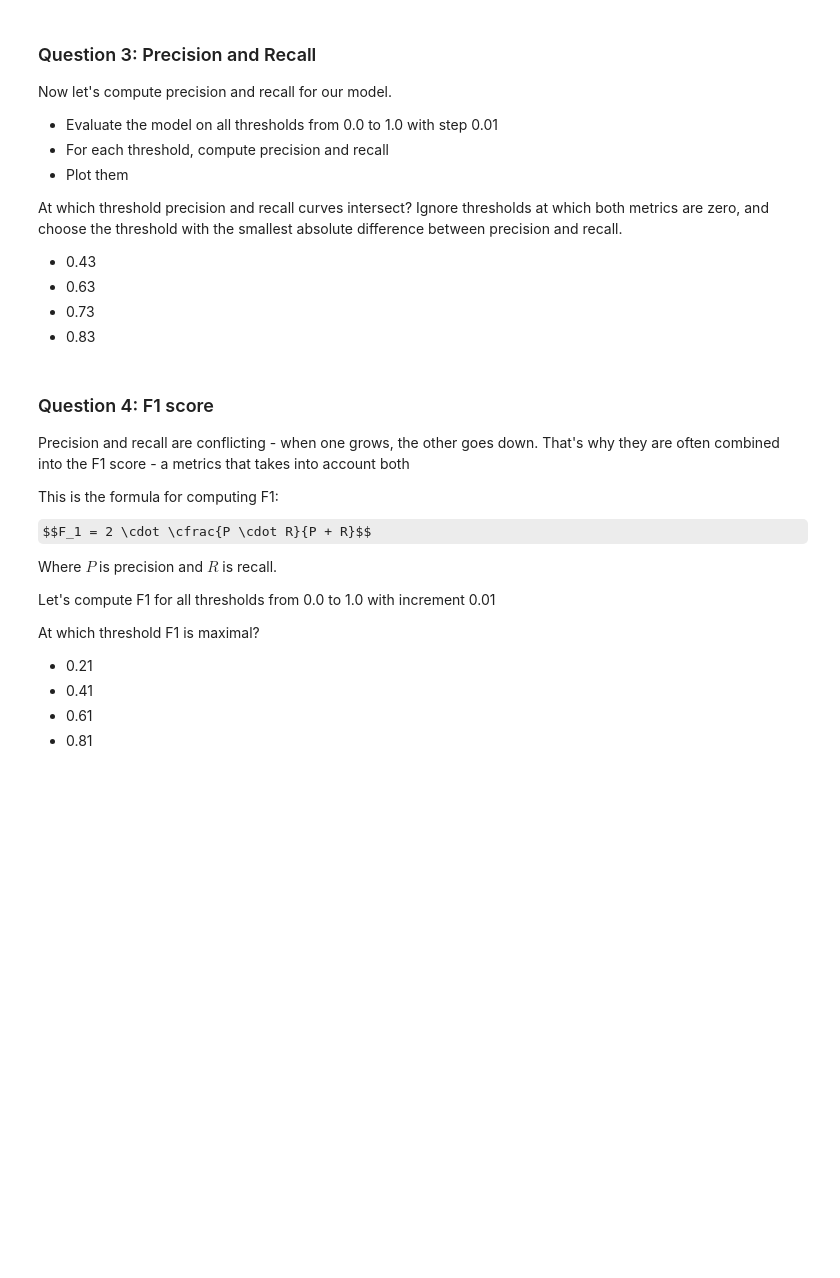
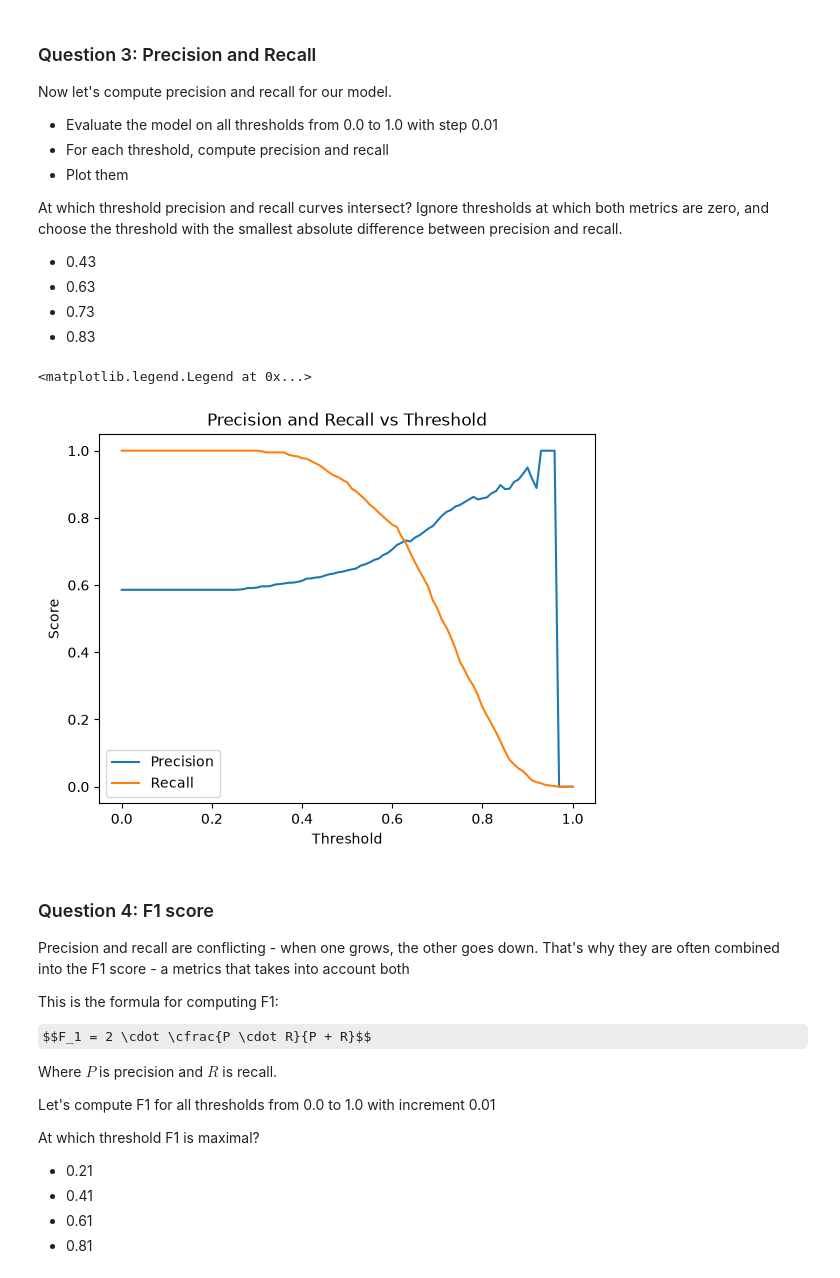
Before and after one commit to juanes6554/ML-Zoomcamp-Homeworks, a Jupyter notebook: 04-evaluation/homework.ipynb, the cells around one changed output. Drawn from its saved outputs; the diff is of its cells as text; code cells hidden in the pictures; some formulas as TeX source; blank space fills up the shorter version.

```diff
--- a/04-evaluation/homework.ipynb
+++ b/04-evaluation/homework.ipynb
@@ -107,0 +129,7 @@ What's the AUC of this model on the validation dataset? (round to 3 digits)
+# %%
+val_dicts = df_val[categorical + numerical].to_dict(orient='records')
+# %%
+X_val = dv.transform(val_dicts)
+# %%
+model = LogisticRegression(solver='liblinear', C=1.0, max_iter=1000)
+model.fit(X_train, y_train)
@@ -107,0 +138,2 @@ What's the AUC of this model on the validation dataset? (round to 3 digits)
+# %%
+y_pred = model.predict_proba(X_val)[:, 1]
@@ -122,6 +160,28 @@ absolute difference between precision and recall.
 * 0.63
 * 0.73
 * 0.83
+# %%
+thresholds = np.linspace(0.0, 1.0, 101)
+precision_scores = []
+recall_scores = []
+
+for t in thresholds:
+    y_pred_bin = (y_pred >= t).astype(int)
+
+    precision = precision_score(y_val, y_pred_bin, zero_division=0)
+    recall = recall_score(y_val, y_pred_bin, zero_division=0)
+    precision_scores.append(precision)
+    recall_scores.append(recall)
+
+plt.plot(thresholds, precision_scores, label='Precision')
+plt.plot(thresholds, recall_scores, label='Recall')
+plt.xlabel('Threshold')
+plt.ylabel('Score')
+plt.title('Precision and Recall vs Threshold')
+plt.legend()
+# %% [output]
+<matplotlib.legend.Legend at 0x...>
+[figure, added]
 # %% [markdown]
 ### Question 4: F1 score
 
```
Also changed, not shown: parts of 18 cells of this notebook.
